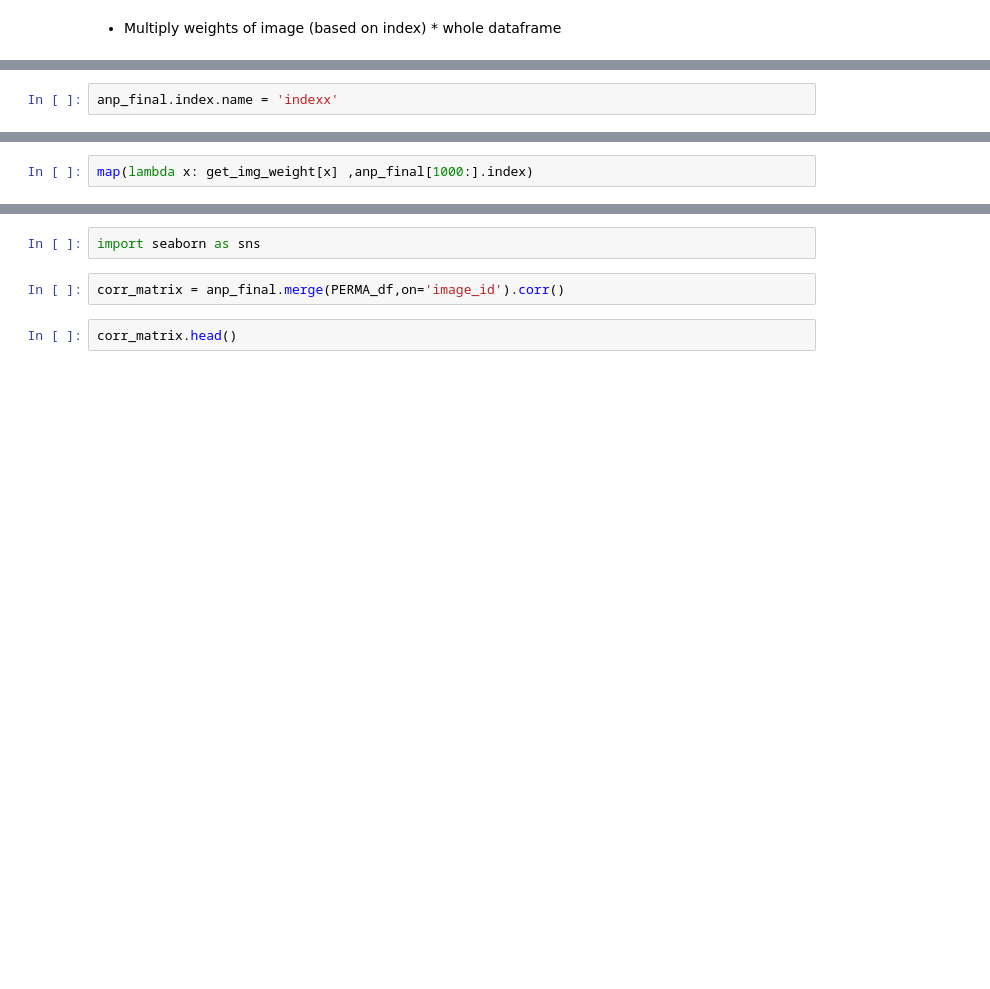
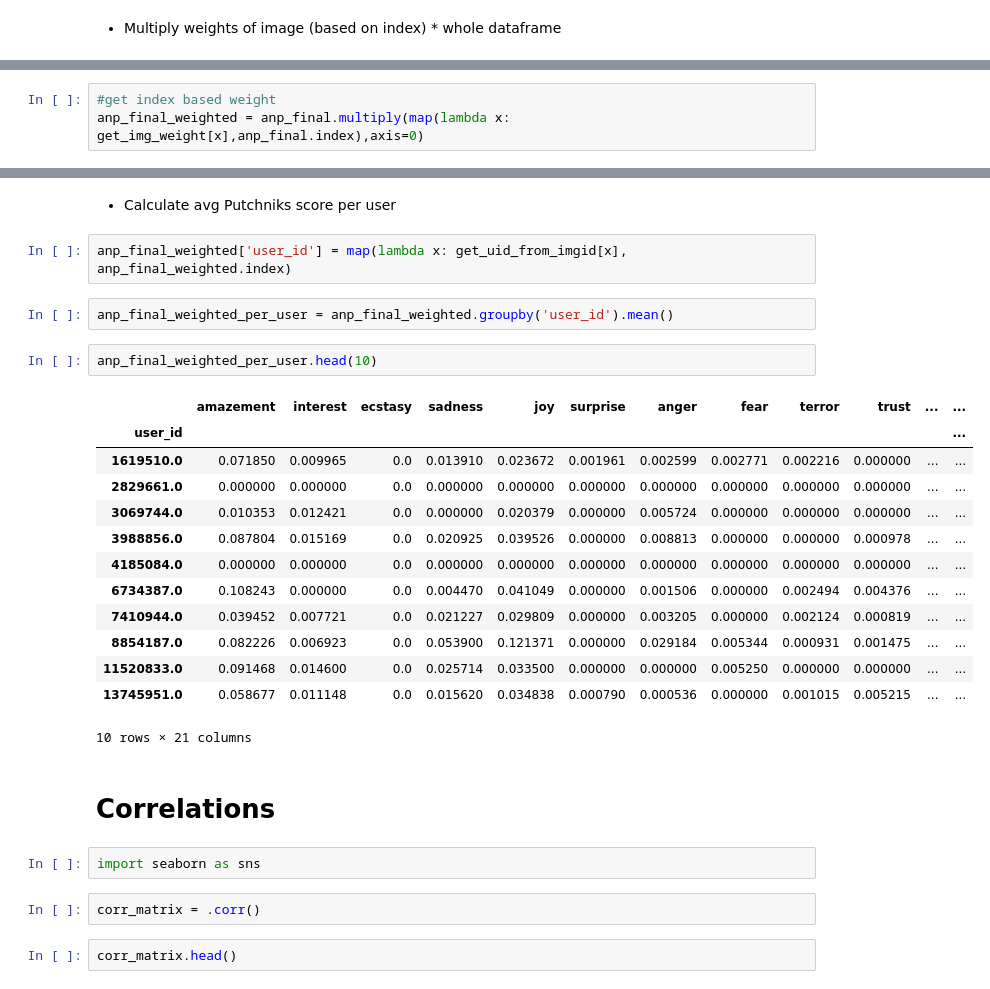
Before and after one commit to taxipapak/Marketing_Case, a Jupyter notebook: ANP feature engineering.ipynb, the cells around one changed output, grey strips where cells are left out. Drawn from its saved outputs; the diff is of its cells as text; blank space fills up the shorter version.

Commit message:
fixed final dataset User-ID vs 24 emotions of Putchnik

```diff
--- a/ANP feature engineering.ipynb
+++ b/ANP feature engineering.ipynb
@@ -330,2 +306,0 @@ array([u'1133540080528825625_235671446', u'1133574285848421662_288335200',
-# %%
-anp_final.index.name = 'indexx'
@@ -355,2 +307,3 @@ anp_final2
 # %%
-map(lambda x: get_img_weight[x] ,anp_final[1000:].index)
+#get index based weight
+anp_final_weighted = anp_final.multiply(map(lambda x: get_img_weight[x],anp_final.index),axis=0)
@@ -400,6 +325,30 @@ anp_final.apply(lambda x: x*2)
+# %% [markdown]
+* Calculate avg Putchniks score per user
+# %%
+anp_final_weighted['user_id'] = map(lambda x: get_uid_from_imgid[x], anp_final_weighted.index)
+# %%
+anp_final_weighted_per_user = anp_final_weighted.groupby('user_id').mean()
+# %%
+anp_final_weighted_per_user.head(10)
+# %% [output]
+|  | amazement | interest | ecstasy | sadness | joy | surprise | anger | fear | terror | trust | ... | ... |
+| user_id |  |  |  |  |  |  |  |  |  |  |  | ... |
+| 1619510.0 | 0.071850 | 0.009965 | 0.0 | 0.013910 | 0.023672 | 0.001961 | 0.002599 | 0.002771 | 0.002216 | 0.000000 | ... | ... |
+| 2829661.0 | 0.000000 | 0.000000 | 0.0 | 0.000000 | 0.000000 | 0.000000 | 0.000000 | 0.000000 | 0.000000 | 0.000000 | ... | ... |
+| 3069744.0 | 0.010353 | 0.012421 | 0.0 | 0.000000 | 0.020379 | 0.000000 | 0.005724 | 0.000000 | 0.000000 | 0.000000 | ... | ... |
+| 3988856.0 | 0.087804 | 0.015169 | 0.0 | 0.020925 | 0.039526 | 0.000000 | 0.008813 | 0.000000 | 0.000000 | 0.000978 | ... | ... |
+| 4185084.0 | 0.000000 | 0.000000 | 0.0 | 0.000000 | 0.000000 | 0.000000 | 0.000000 | 0.000000 | 0.000000 | 0.000000 | ... | ... |
+| 6734387.0 | 0.108243 | 0.000000 | 0.0 | 0.004470 | 0.041049 | 0.000000 | 0.001506 | 0.000000 | 0.002494 | 0.004376 | ... | ... |
+| 7410944.0 | 0.039452 | 0.007721 | 0.0 | 0.021227 | 0.029809 | 0.000000 | 0.003205 | 0.000000 | 0.002124 | 0.000819 | ... | ... |
+| 8854187.0 | 0.082226 | 0.006923 | 0.0 | 0.053900 | 0.121371 | 0.000000 | 0.029184 | 0.005344 | 0.000931 | 0.001475 | ... | ... |
+| 11520833.0 | 0.091468 | 0.014600 | 0.0 | 0.025714 | 0.033500 | 0.000000 | 0.000000 | 0.005250 | 0.000000 | 0.000000 | ... | ... |
+| 13745951.0 | 0.058677 | 0.011148 | 0.0 | 0.015620 | 0.034838 | 0.000790 | 0.000536 | 0.000000 | 0.001015 | 0.005215 | ... | ... |
+10 rows × 21 columns
+# %% [markdown]
+# Correlations
 # %%
 import seaborn as sns
-# %%
-corr_matrix = anp_final.merge(PERMA_df,on='image_id').corr()
+# %%
+corr_matrix = .corr()
 # %%
 corr_matrix.head()
```
Also changed, not shown: parts of 12 cells of this notebook.
